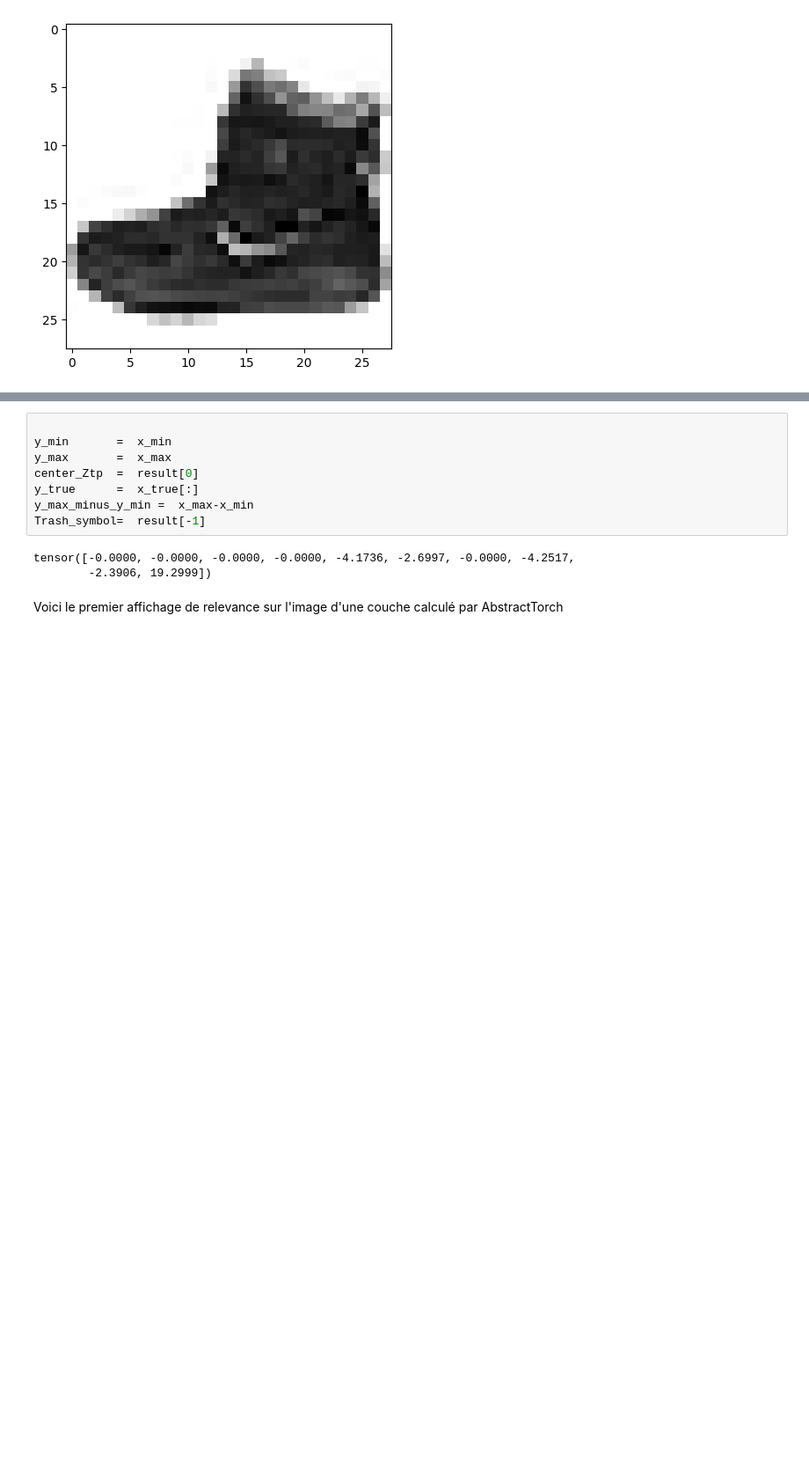
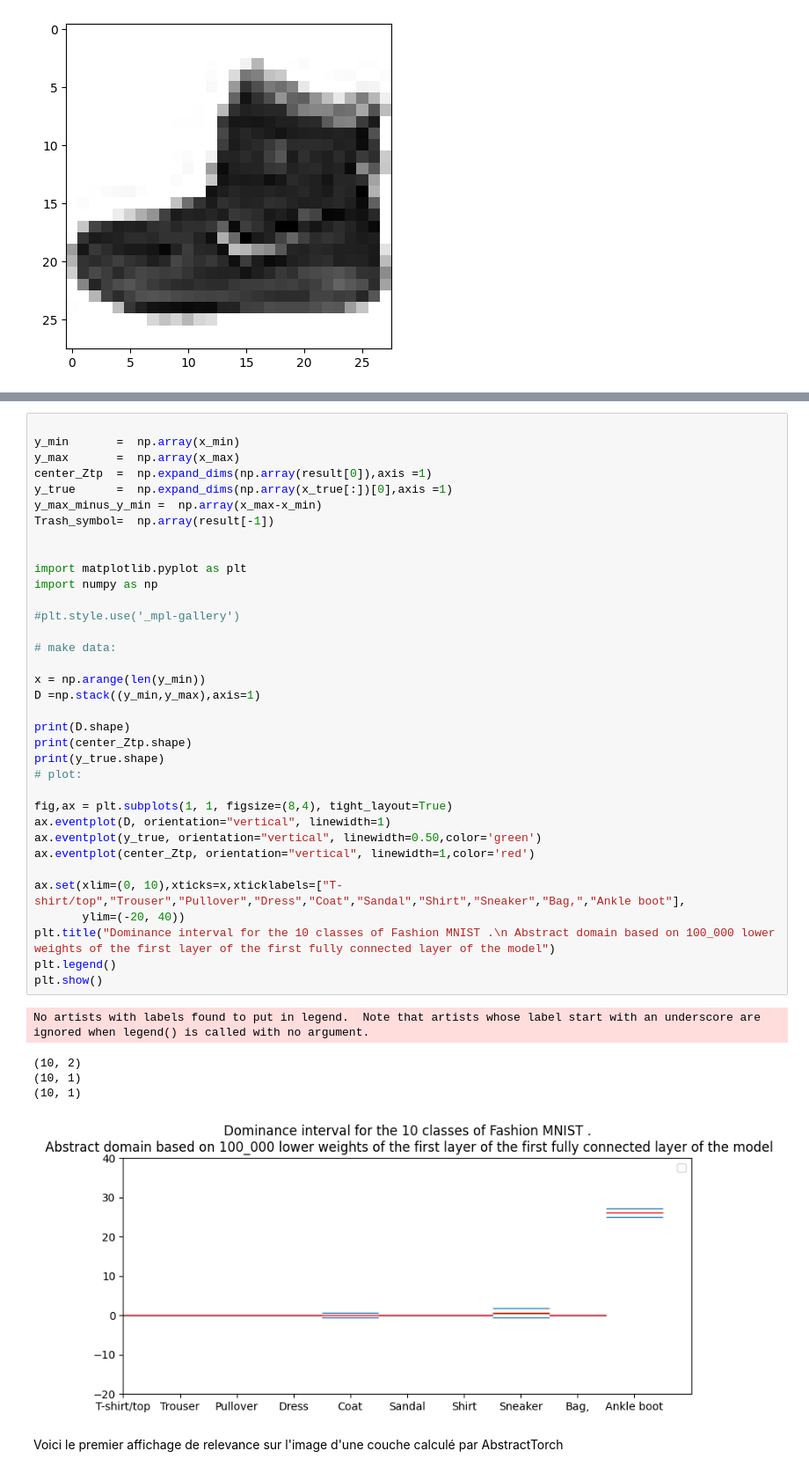
Before and after one commit to guillaume117/AbstractTorch, a Jupyter notebook: notebook/distillation.ipynb, the cells around one changed output, grey strips where cells are left out. Shown at 88% size. Drawn from its saved outputs; the diff is of its cells as text; blank space fills up the shorter version.

```diff
--- a/notebook/distillation.ipynb
+++ b/notebook/distillation.ipynb
@@ -266,14 +245,44 @@ Trash symbol=  tensor([0., 0., 0., 0., 0., 0., 0., 0., 0., 0.])
-# %%
-
-y_min       =  x_min
-y_max       =  x_max
-center_Ztp  =  result[0]
-y_true      =  x_true[:]
-y_max_minus_y_min =  x_max-x_min
-Trash_symbol=  result[-1]
-# %% [output]
-tensor([-0.0000, -0.0000, -0.0000, -0.0000, -4.1736, -2.6997, -0.0000, -4.2517,
-        -2.3906, 19.2999])
+# %%
+
+y_min       =  np.array(x_min)
+y_max       =  np.array(x_max)
+center_Ztp  =  np.expand_dims(np.array(result[0]),axis =1)
+y_true      =  np.expand_dims(np.array(x_true[:])[0],axis =1)
+y_max_minus_y_min =  np.array(x_max-x_min)
+Trash_symbol=  np.array(result[-1])
+
+
+import matplotlib.pyplot as plt
+import numpy as np
+
+#plt.style.use('_mpl-gallery')
+
+# make data:
+
+x = np.arange(len(y_min))
+D =np.stack((y_min,y_max),axis=1)
+
+print(D.shape)
+print(center_Ztp.shape)
+print(y_true.shape)
+# plot:
+
+fig,ax = plt.subplots(1, 1, figsize=(8,4), tight_layout=True)
+ax.eventplot(D, orientation="vertical", linewidth=1)
+ax.eventplot(y_true, orientation="vertical", linewidth=0.50,color='green')
+ax.eventplot(center_Ztp, orientation="vertical", linewidth=1,color='red')
+
+ax.set(xlim=(0, 10),xticks=x,xticklabels=["T-shirt/top","Trouser","Pullover","Dress","Coat","Sandal","Shirt","Sneaker","Bag,","Ankle boot"],
+       ylim=(-20, 40))
+plt.title("Dominance interval for the 10 classes of Fashion MNIST .\n Abstract domain based on 100_000 lower weights of the first layer of the first fully connected layer of the model")
+plt.legend()
+plt.show()
+# %% [output]
+No artists with labels found to put in legend.  Note that artists whose label start with an underscore are ignored when legend() is called with no argument.
+(10, 2)
+(10, 1)
+(10, 1)
+[figure, added]
 # %% [markdown]
 Voici le premier affichage de relevance sur l'image d'une couche calculé par AbstractTorch
 # %%
```
Also changed, not shown: parts of 5 cells of this notebook.
